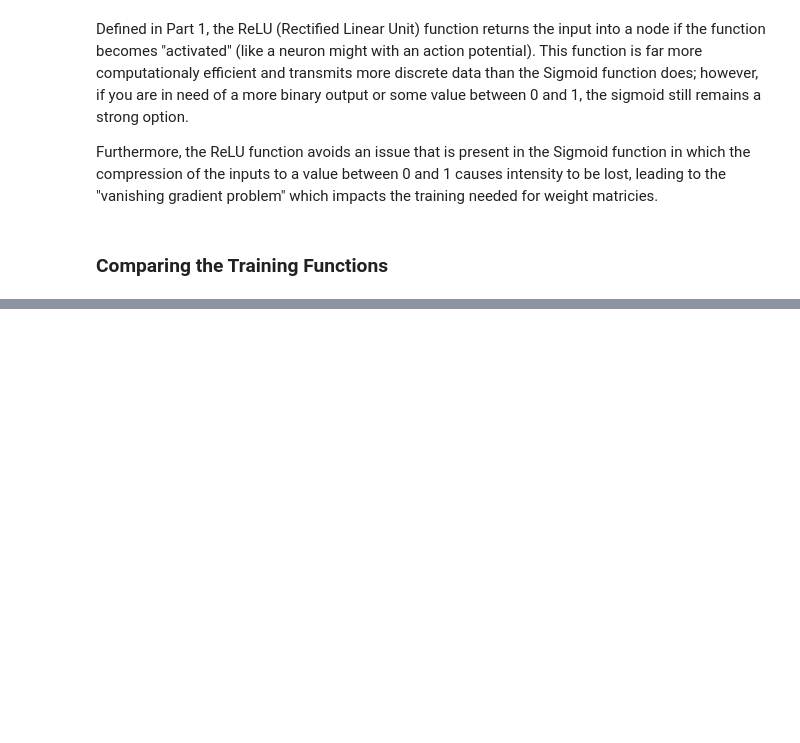
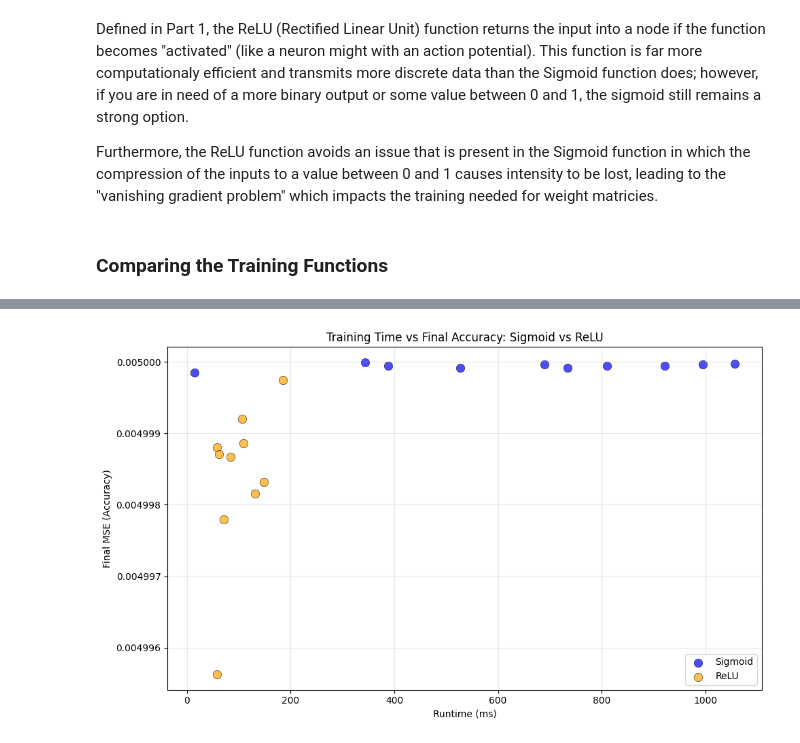
Before and after one commit to Saccadence/CogSci-131, a Jupyter notebook: Assignment 1/Assignment 1.ipynb, the cells around one changed output, grey strips where cells are left out. Saved outputs shown, nothing was run; the diff lists cells and outputs as text; code cells hidden in the pictures; blank space fills up the shorter version.

```diff
--- a/Assignment 1/Assignment 1.ipynb
+++ b/Assignment 1/Assignment 1.ipynb
@@ -331,27 +363,39 @@ Furthermore, the ReLU function avoids an issue that is present in the Sigmoid fu
 # %% [markdown]
 ### Comparing the Training Functions
 # %%
-import time
+data = {}
 
 n = 10
+scalar = 0.01
+acc = 0.005
+maxIter = 50000
+
+dataSig = []
 rtSig = []
-for _ in range(10):
+for _ in range(n):
     start = time.time()
     NNSig = Neural_Network('sig')
-    NNSig = trainIter(NNSig,X,y,10000,0.1)
+    NNSig = trainAcc(NNSig,X,y,acc,scalar,maxIter)
     stop = time.time()
-    rtSig.append(stop - start)
-rtSig = sum(rtSig)/n
+    runtime = stop - start
+    final_acc = NNSig.computeAccuracy(X,y)
+    dataSig.append((runtime, final_acc))
+    rtSig.append(runtime)
+data['sig'] = dataSig
+rtSigFmt = list(map(lambda x:((x*1000)//0.01)/100, rtSig))
+rtSigAvg = ((sum(rtSigFmt)/len(rtSig))//0.01)/100
 
+dataRelu = []
 rtRelu = []
 for _ in range(n):
     start = time.time()
     NNRelu = Neural_Network('relu')
-    NNRelu = trainIter(NNRelu,X,y,10000,0.1)
+    NNRelu = trainAcc(NNRelu,X,y,acc,scalar,maxIter)
     stop = time.time()
-    rtRelu.append(stop - start)
-rtRelu = sum(rtRelu)/n
-
-print("Time to Iterate 10000 times")
-print(f"Sigmoid = {rtSig:.6f}")
-print(f"ReLU = {rtRelu:.6f}")
+    runtime = stop - start
+    final_acc = NNRelu.computeAccuracy(X,y)
+    dataRelu.append((runtime, final_acc))
+    rtRelu.append(runtime)
+data['relu'] = dataRelu
+rtReluFmt = list(map(lambda x:((x*1000)//0.01)/100, rtRelu))
+rtReluAvg = ((sum(rtReluFmt)/len(rtRelu))//0.01)/100
@@ -361,0 +433,4 @@ ReLU = 0.529252
+# %%
+plotData(data)
+# %% [output]
+[figure, added]
```
Also changed, not shown: parts of 15 cells of this notebook, 1 other file.
